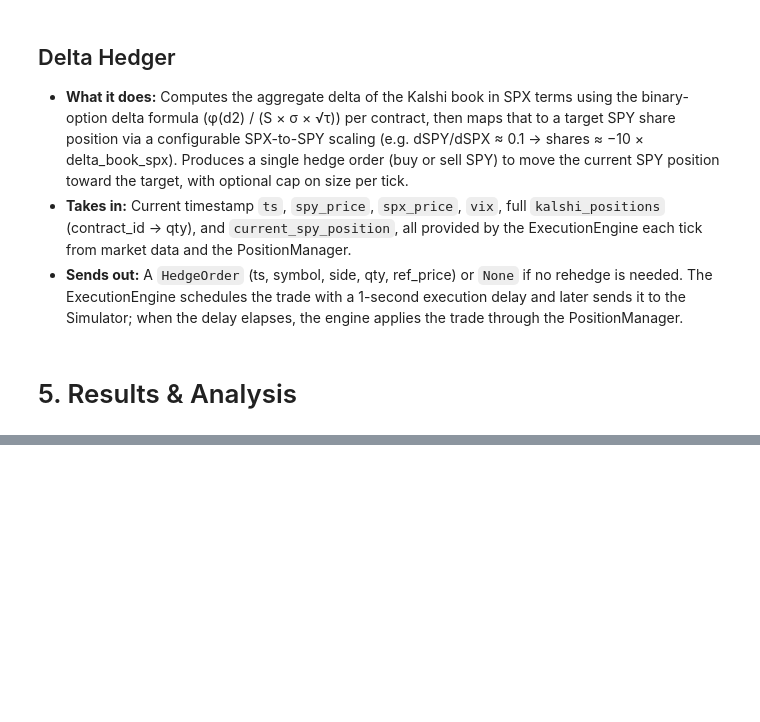
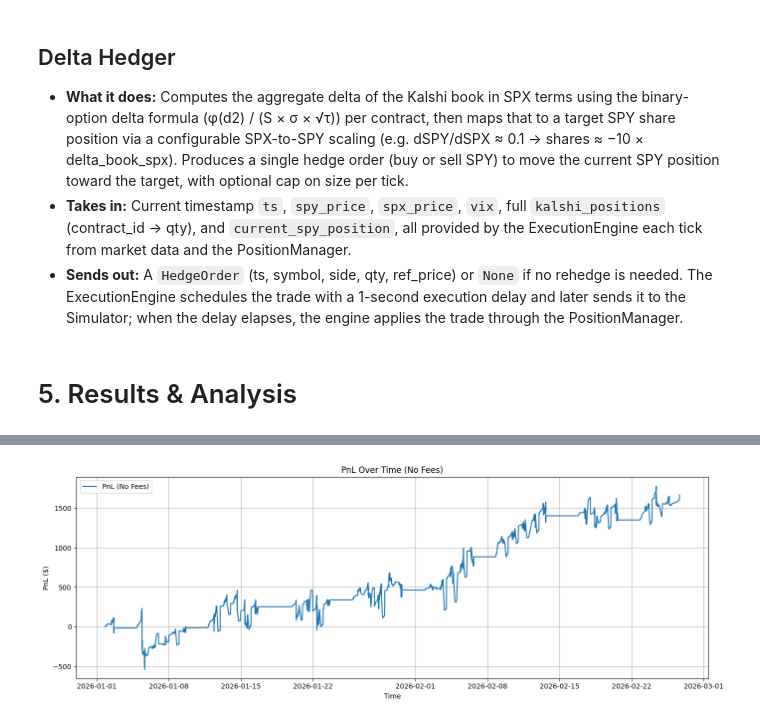
Before and after one commit to chris-mulligan-50/FINM-33150-Quantitative-Trading-Strategies-Final-Project-Kalshi-Market-Making-, a Jupyter notebook: submission.ipynb, the cells around one changed output, grey strips where cells are left out. Saved outputs shown, nothing was run; the diff lists cells and outputs as text; code cells hidden in the pictures; blank space fills up the shorter version.

```diff
--- a/submission.ipynb
+++ b/submission.ipynb
@@ -652,0 +734,5 @@ In our implementation, we created a modular market making bot that currently int
+# %%
+### Sim results with no fees
+
+df_no_fees = pl.read_parquet("simulation_no_fees.parquet")
+df_no_fees.tail()
@@ -652,0 +748,22 @@ In our implementation, we created a modular market making bot that currently int
+# %%
+import matplotlib.pyplot as plt
+
+# Ensure 'ts' is sorted and in datetime format for df_no_fees
+df_no_fees_sorted = df_no_fees.sort("ts")
+if not isinstance(df_no_fees_sorted["ts"][0], (str,)):
+    ts_no_fees = df_no_fees_sorted["ts"].to_pandas()
+else:
+    ts_no_fees = pl.Series(df_no_fees_sorted["ts"]).to_pandas()
+pnl_no_fees = df_no_fees_sorted["pnl"]
+
+plt.figure(figsize=(14, 5))
+plt.plot(ts_no_fees, pnl_no_fees, label="PnL (No Fees)")
+plt.xlabel("Time")
+plt.ylabel("PnL ($)")
+plt.title("PnL Over Time (No Fees)")
+plt.legend()
+plt.grid(True)
+plt.tight_layout()
+plt.show()
+# %% [output]
+[figure, added]
```
Also changed, not shown: parts of 8 cells of this notebook, 12 other files.
